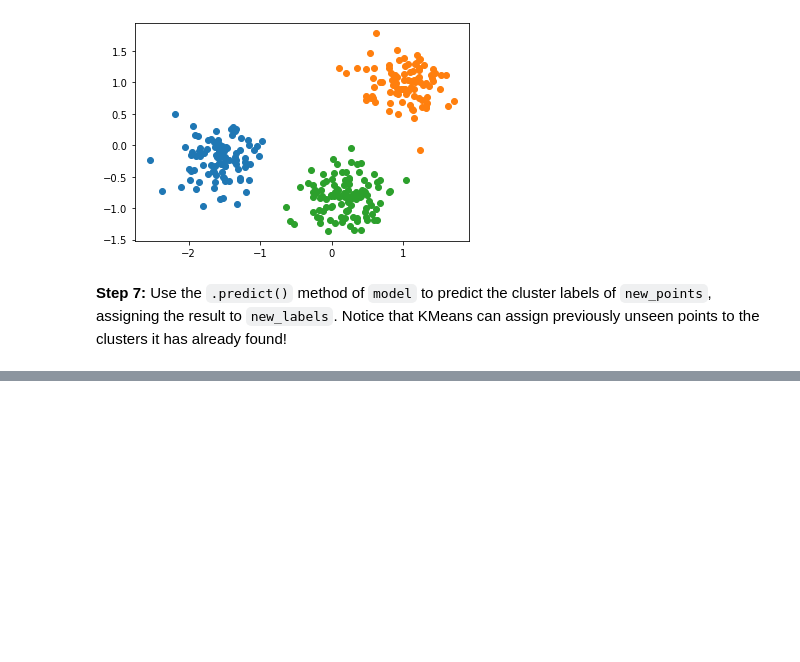
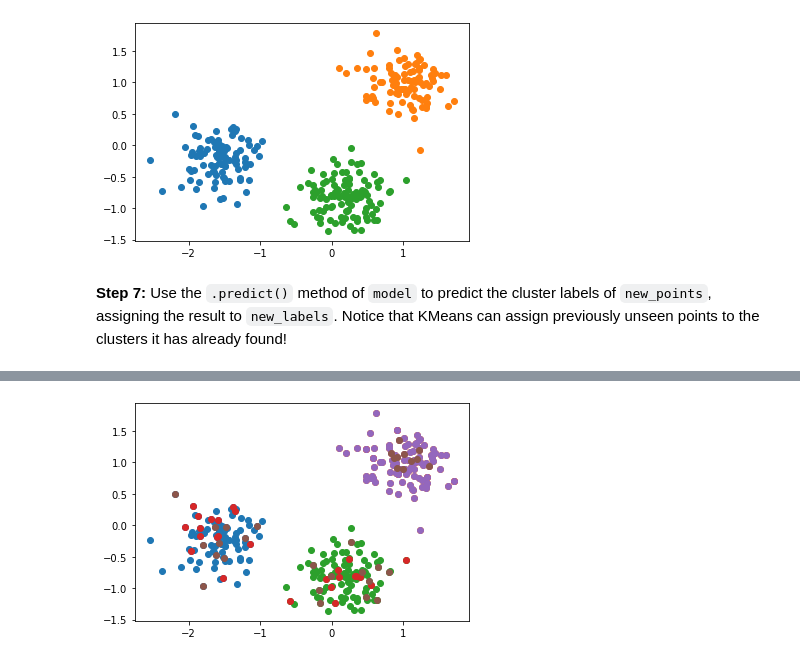
Before and after one commit to sardorick/strive_practice, a Jupyter notebook: 02. Clustering/02. Hierarchical Clustering/exercises/ml3.ipynb, the cells around one changed output, grey strips where cells are left out. Drawn from its saved outputs; the diff is of its cells as text; code cells hidden in the pictures; blank space fills up the shorter version.

```diff
--- a/02. Clustering/02. Hierarchical Clustering/exercises/ml3.ipynb
+++ b/02. Clustering/02. Hierarchical Clustering/exercises/ml3.ipynb
@@ -256,0 +256,13 @@ raise NotImplementedError()
+# %%
+#plot all the points together
+
+# YOUR CODE HERE
+plt.scatter(x=data_0[:, 0], y=data_0[:, 1])
+plt.scatter(x=data_1[:, 0], y=data_1[:, 1])
+plt.scatter(x=data_2[:, 0], y=data_2[:, 1])
+plt.scatter(x=new_0[:, 0], y=new_0[:, 1])
+plt.scatter(x=new_1[:, 0], y=new_1[:, 1])
+plt.scatter(x=new_2[:, 0], y=new_2[:, 1])
+plt.show()
+# %% [output]
+[figure, added]
```
Also changed, not shown: parts of 4 cells of this notebook.
